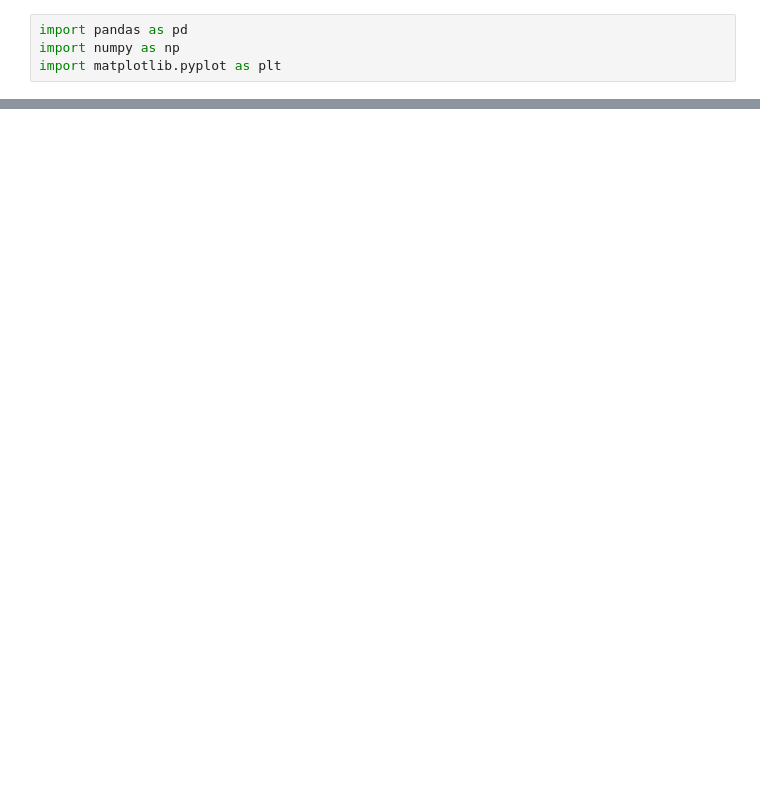
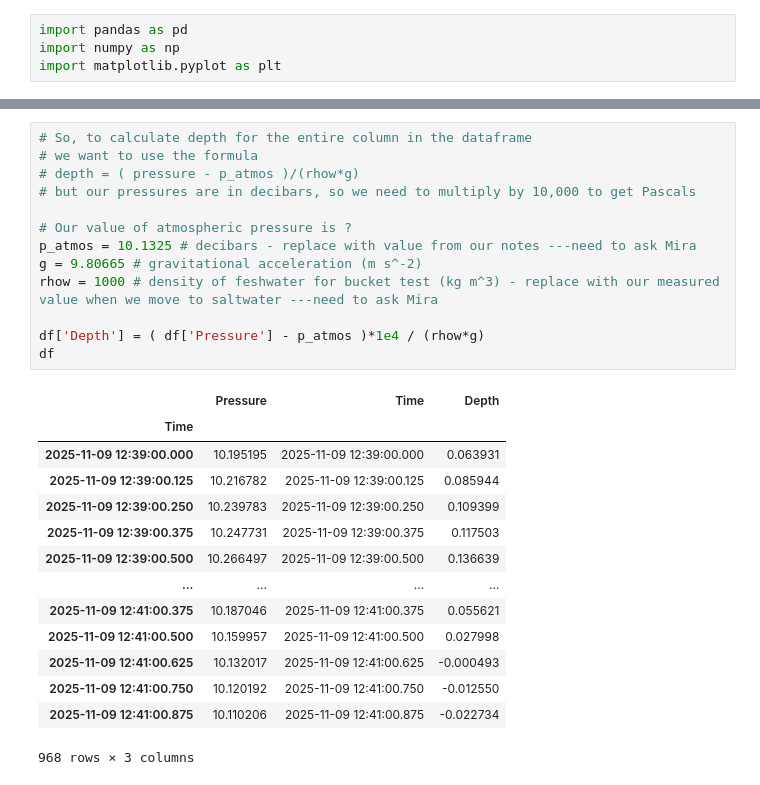
Before and after one commit to sofa927/Science-Fair, a Jupyter notebook: YellowBucketTest.ipynb, the cells around one changed output, grey strips where cells are left out. Saved outputs shown, nothing was run; the diff lists cells and outputs as text; blank space fills up the shorter version.

```diff
--- a/YellowBucketTest.ipynb
+++ b/YellowBucketTest.ipynb
@@ -28,0 +63,28 @@ FileNotFoundError: [Errno 2] No such file or directory: '/SophiaFamely/Documents
+# %%
+# So, to calculate depth for the entire column in the dataframe
+# we want to use the formula
+# depth = ( pressure - p_atmos )/(rhow*g)
+# but our pressures are in decibars, so we need to multiply by 10,000 to get Pascals
+
+# Our value of atmospheric pressure is ?
+p_atmos = 10.1325 # decibars - replace with value from our notes ---need to ask Mira
+g = 9.80665 # gravitational acceleration (m s^-2)
+rhow = 1000 # density of feshwater for bucket test (kg m^3) - replace with our measured value when we move to saltwater ---need to ask Mira
+
+df['Depth'] = ( df['Pressure'] - p_atmos )*1e4 / (rhow*g)
+df
+# %% [output]
+|  | Pressure | Time | Depth |
+| Time |  |  |  |
+| 2025-11-09 12:39:00.000 | 10.195195 | 2025-11-09 12:39:00.000 | 0.063931 |
+| 2025-11-09 12:39:00.125 | 10.216782 | 2025-11-09 12:39:00.125 | 0.085944 |
+| 2025-11-09 12:39:00.250 | 10.239783 | 2025-11-09 12:39:00.250 | 0.109399 |
+| 2025-11-09 12:39:00.375 | 10.247731 | 2025-11-09 12:39:00.375 | 0.117503 |
+| 2025-11-09 12:39:00.500 | 10.266497 | 2025-11-09 12:39:00.500 | 0.136639 |
+| ... | ... | ... | ... |
+| 2025-11-09 12:41:00.375 | 10.187046 | 2025-11-09 12:41:00.375 | 0.055621 |
+| 2025-11-09 12:41:00.500 | 10.159957 | 2025-11-09 12:41:00.500 | 0.027998 |
+| 2025-11-09 12:41:00.625 | 10.132017 | 2025-11-09 12:41:00.625 | -0.000493 |
+| 2025-11-09 12:41:00.750 | 10.120192 | 2025-11-09 12:41:00.750 | -0.012550 |
+| 2025-11-09 12:41:00.875 | 10.110206 | 2025-11-09 12:41:00.875 | -0.022734 |
+968 rows × 3 columns
```
Also changed, not shown: parts of 4 cells of this notebook.
